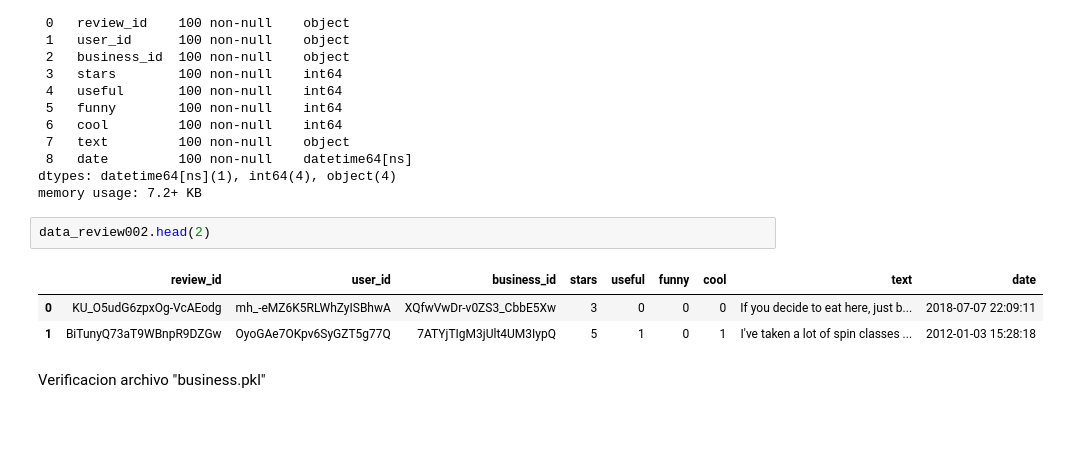
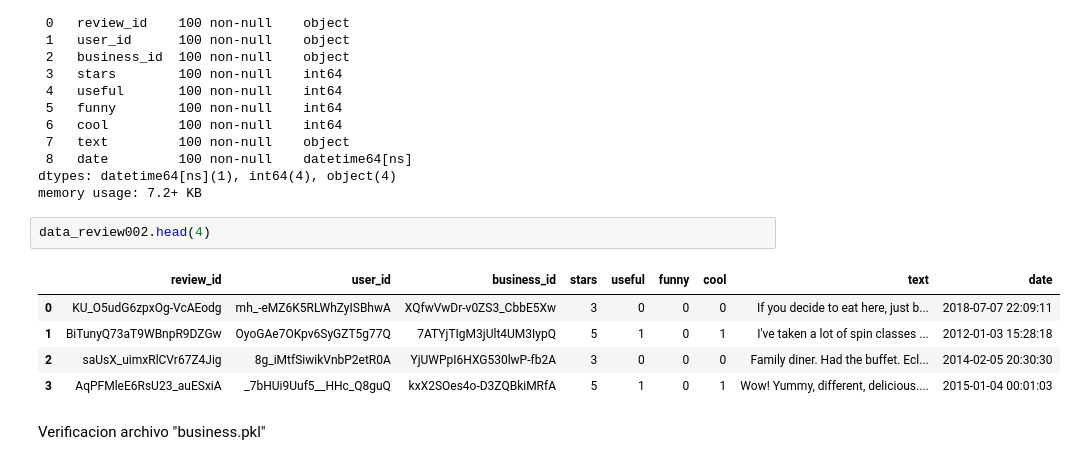
Before and after one commit to nicoMusante/GoogleMaps_Yelp, a Jupyter notebook: notebooks/EDA/yelp-eda.ipynb, the cells around one changed output. Saved outputs shown, nothing was run; the diff lists cells and outputs as text; blank space fills up the shorter version.

```diff
--- a/notebooks/EDA/yelp-eda.ipynb
+++ b/notebooks/EDA/yelp-eda.ipynb
@@ -101,11 +101,13 @@ Data columns (total 9 columns):
 dtypes: datetime64[ns](1), int64(4), object(4)
 memory usage: 7.2+ KB
 # %%
-data_review002.head(2)
+data_review002.head(4)
 # %% [output]
 |  | review_id | user_id | business_id | stars | useful | funny | cool | text | date |
 | 0 | KU_O5udG6zpxOg-VcAEodg | mh_-eMZ6K5RLWhZyISBhwA | XQfwVwDr-v0ZS3_CbbE5Xw | 3 | 0 | 0 | 0 | If you decide to eat here, just b... | 2018-07-07 22:09:11 |
 | 1 | BiTunyQ73aT9WBnpR9DZGw | OyoGAe7OKpv6SyGZT5g77Q | 7ATYjTIgM3jUlt4UM3IypQ | 5 | 1 | 0 | 1 | I've taken a lot of spin classes ... | 2012-01-03 15:28:18 |
+| 2 | saUsX_uimxRlCVr67Z4Jig | 8g_iMtfSiwikVnbP2etR0A | YjUWPpI6HXG530lwP-fb2A | 3 | 0 | 0 | 0 | Family diner. Had the buffet. Ecl... | 2014-02-05 20:30:30 |
+| 3 | AqPFMleE6RsU23_auESxiA | _7bHUi9Uuf5__HHc_Q8guQ | kxX2SOes4o-D3ZQBkiMRfA | 5 | 1 | 0 | 1 | Wow! Yummy, different, delicious.... | 2015-01-04 00:01:03 |
 # %% [markdown]
 Verificacion archivo "business.pkl"
 # %%
```
Also changed, not shown: 3 other files.
